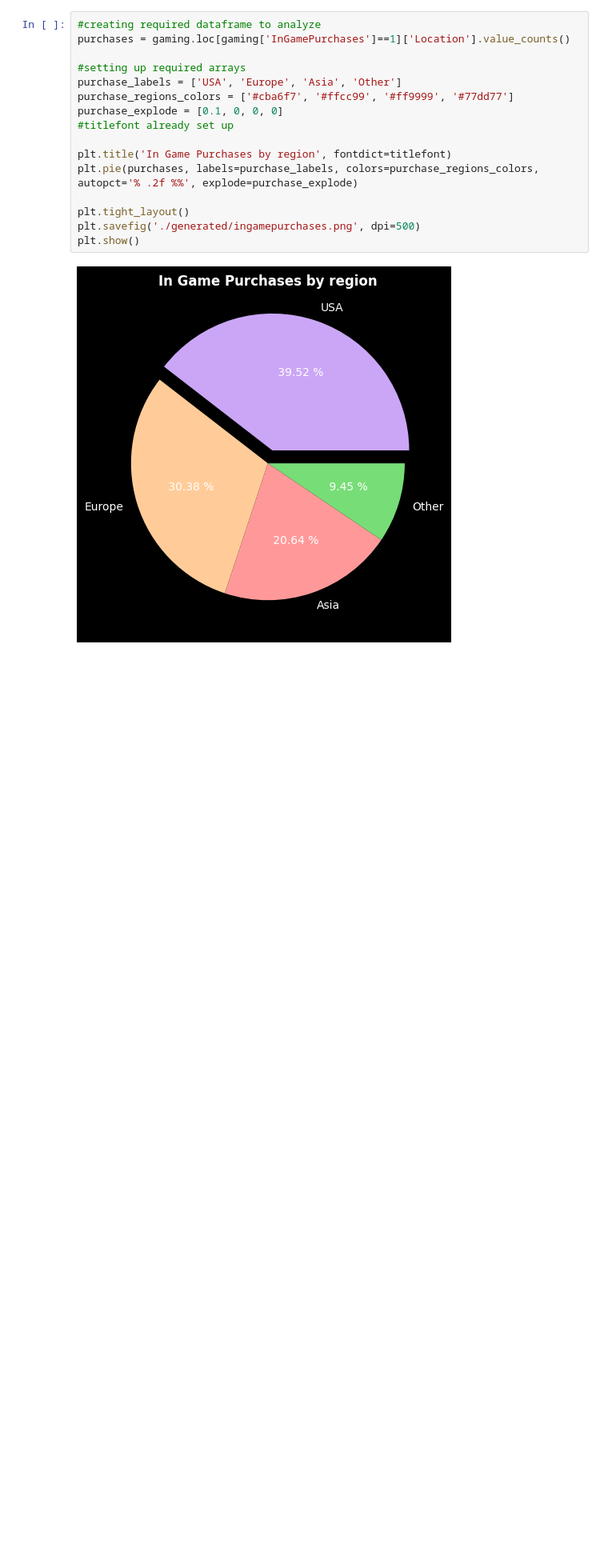
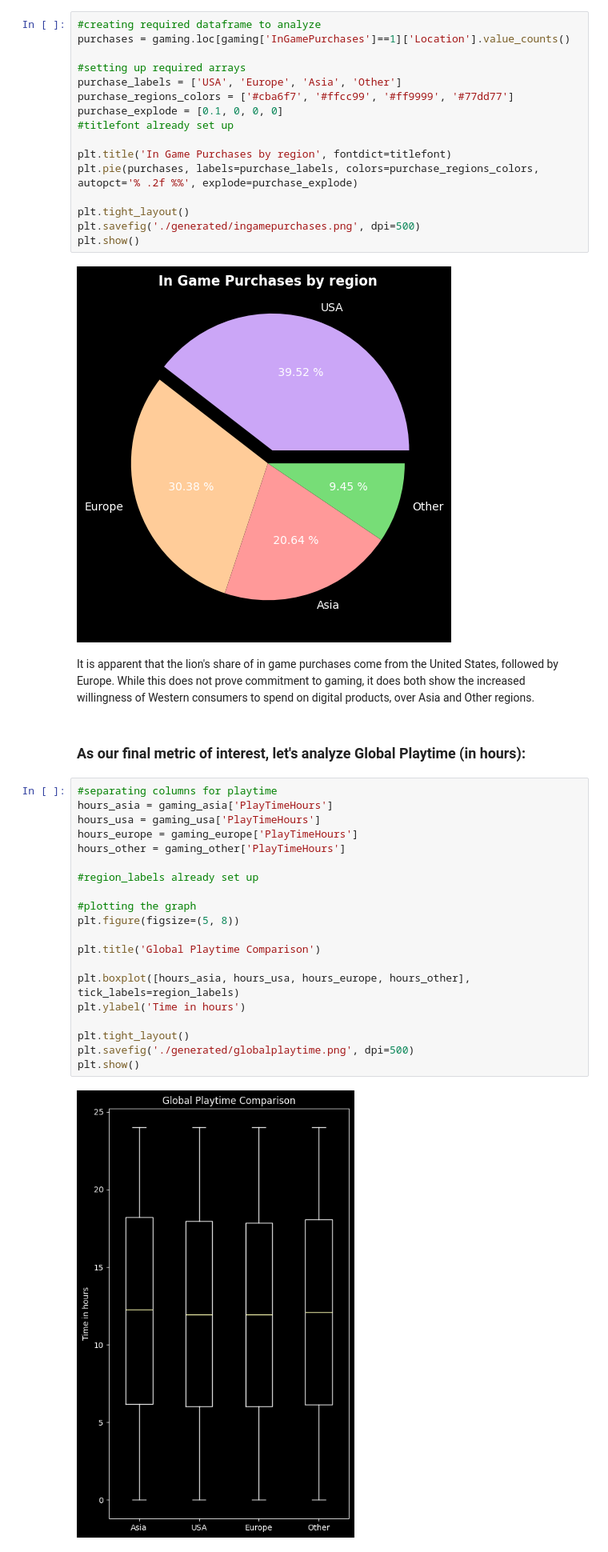
Before and after one commit to rajin-khan/Gaming-Behavior-Analysis, a Jupyter notebook: main_notebook.ipynb, the cells around one changed output. Shown at 80% size. Drawn from its saved outputs; the diff is of its cells as text; blank space fills up the shorter version.

```diff
--- a/main_notebook.ipynb
+++ b/main_notebook.ipynb
@@ -260,3 +261,29 @@ plt.savefig('./generated/ingamepurchases.png', dpi=500)
 plt.show()
 # %% [output]
 [figure]
+# %% [markdown]
+It is apparent that the lion's share of in game purchases come from the United States, followed by Europe. While this does not prove commitment to gaming, it does both show the increased willingness of Western consumers to spend on digital products, over Asia and Other regions.
+# %% [markdown]
+### As our final metric of interest, let's analyze Global Playtime (in hours):
+# %%
+#separating columns for playtime
+hours_asia = gaming_asia['PlayTimeHours']
+hours_usa = gaming_usa['PlayTimeHours']
+hours_europe = gaming_europe['PlayTimeHours']
+hours_other = gaming_other['PlayTimeHours']
+
+#region_labels already set up
+
+#plotting the graph
+plt.figure(figsize=(5, 8))
+
+plt.title('Global Playtime Comparison')
+
+plt.boxplot([hours_asia, hours_usa, hours_europe, hours_other], tick_labels=region_labels)
+plt.ylabel('Time in hours')
+
+plt.tight_layout()
+plt.savefig('./generated/globalplaytime.png', dpi=500)
+plt.show()
+# %% [output]
+[figure, added]
```
Also changed, not shown: parts of 1 cell of this notebook, 1 other file.
